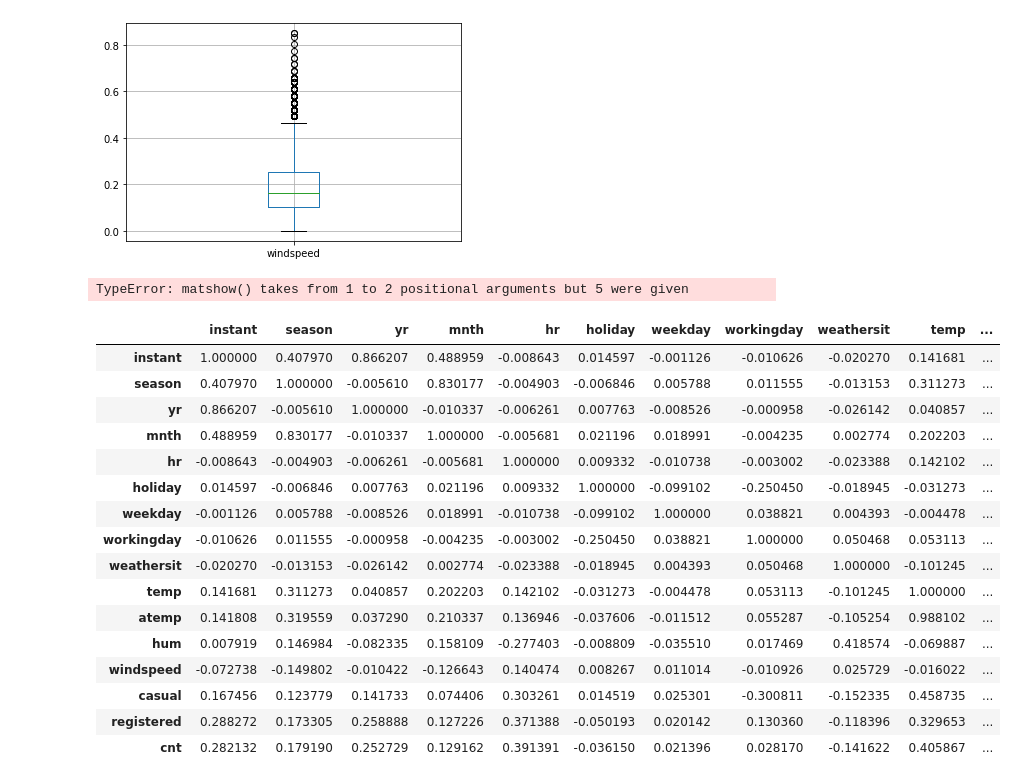
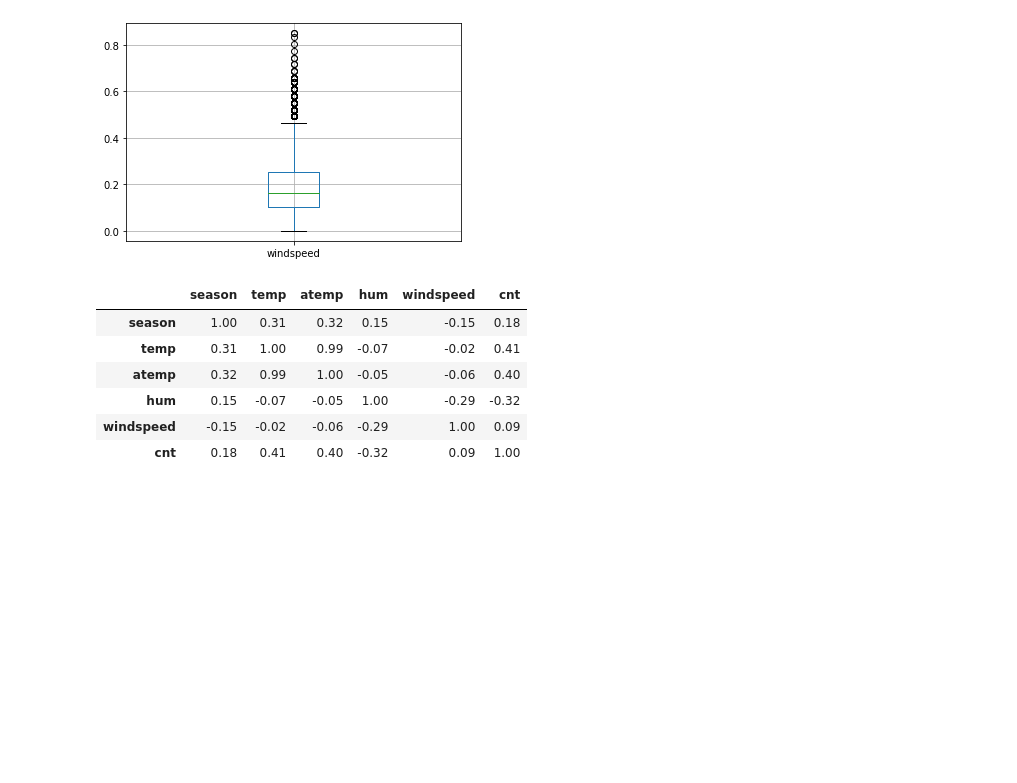
Before and after one commit to Marco87/Projects, a Jupyter notebook: Python/Projetos/IGTI/Machine Learning/Modulo 1/modulo 1_desafio.ipynb, the cells around one changed output. Drawn from its saved outputs; the diff is of its cells as text; code cells hidden in the pictures; blank space fills up the shorter version.

```diff
--- a/Python/Projetos/IGTI/Machine Learning/Modulo 1/modulo 1_desafio.ipynb
+++ b/Python/Projetos/IGTI/Machine Learning/Modulo 1/modulo 1_desafio.ipynb
@@ -197,28 +197,16 @@ df_dteday.boxplot(column = ['windspeed'])
 # %% [output]
 <matplotlib.axes._subplots.AxesSubplot at 0x...>
 [figure]
-# %%
-plt.matshow(df_dteday['season'], df_dteday['temp'], df_dteday['atemp'], df_dteday['hum'], df_dteday['windspeed'])
-# %% [output]
-TypeError: matshow() takes from 1 to 2 positional arguments but 5 were given
 # %%
-corr = df_dteday.corr()
-corr.style.background_gradient(cmap='coolwarm')
+#Gerando a matriz de correlação
+
+corr = df_dteday[['season', 'temp', 'atemp', 'hum', 'windspeed', 'cnt']].corr()
+corr.style.background_gradient(cmap='coolwarm').set_precision(2)
 # %% [output]
-|  | instant | season | yr | mnth | hr | holiday | weekday | workingday | weathersit | temp | ... |
-| instant | 1.000000 | 0.407970 | 0.866207 | 0.488959 | -0.008643 | 0.014597 | -0.001126 | -0.010626 | -0.020270 | 0.141681 | ... |
-| season | 0.407970 | 1.000000 | -0.005610 | 0.830177 | -0.004903 | -0.006846 | 0.005788 | 0.011555 | -0.013153 | 0.311273 | ... |
-| yr | 0.866207 | -0.005610 | 1.000000 | -0.010337 | -0.006261 | 0.007763 | -0.008526 | -0.000958 | -0.026142 | 0.040857 | ... |
-| mnth | 0.488959 | 0.830177 | -0.010337 | 1.000000 | -0.005681 | 0.021196 | 0.018991 | -0.004235 | 0.002774 | 0.202203 | ... |
-| hr | -0.008643 | -0.004903 | -0.006261 | -0.005681 | 1.000000 | 0.009332 | -0.010738 | -0.003002 | -0.023388 | 0.142102 | ... |
-| holiday | 0.014597 | -0.006846 | 0.007763 | 0.021196 | 0.009332 | 1.000000 | -0.099102 | -0.250450 | -0.018945 | -0.031273 | ... |
-| weekday | -0.001126 | 0.005788 | -0.008526 | 0.018991 | -0.010738 | -0.099102 | 1.000000 | 0.038821 | 0.004393 | -0.004478 | ... |
-| workingday | -0.010626 | 0.011555 | -0.000958 | -0.004235 | -0.003002 | -0.250450 | 0.038821 | 1.000000 | 0.050468 | 0.053113 | ... |
-| weathersit | -0.020270 | -0.013153 | -0.026142 | 0.002774 | -0.023388 | -0.018945 | 0.004393 | 0.050468 | 1.000000 | -0.101245 | ... |
-| temp | 0.141681 | 0.311273 | 0.040857 | 0.202203 | 0.142102 | -0.031273 | -0.004478 | 0.053113 | -0.101245 | 1.000000 | ... |
-| atemp | 0.141808 | 0.319559 | 0.037290 | 0.210337 | 0.136946 | -0.037606 | -0.011512 | 0.055287 | -0.105254 | 0.988102 | ... |
-| hum | 0.007919 | 0.146984 | -0.082335 | 0.158109 | -0.277403 | -0.008809 | -0.035510 | 0.017469 | 0.418574 | -0.069887 | ... |
-| windspeed | -0.072738 | -0.149802 | -0.010422 | -0.126643 | 0.140474 | 0.008267 | 0.011014 | -0.010926 | 0.025729 | -0.016022 | ... |
-| casual | 0.167456 | 0.123779 | 0.141733 | 0.074406 | 0.303261 | 0.014519 | 0.025301 | -0.300811 | -0.152335 | 0.458735 | ... |
-| registered | 0.288272 | 0.173305 | 0.258888 | 0.127226 | 0.371388 | -0.050193 | 0.020142 | 0.130360 | -0.118396 | 0.329653 | ... |
-| cnt | 0.282132 | 0.179190 | 0.252729 | 0.129162 | 0.391391 | -0.036150 | 0.021396 | 0.028170 | -0.141622 | 0.405867 | ... |
+|  | season | temp | atemp | hum | windspeed | cnt |
+| season | 1.00 | 0.31 | 0.32 | 0.15 | -0.15 | 0.18 |
+| temp | 0.31 | 1.00 | 0.99 | -0.07 | -0.02 | 0.41 |
+| atemp | 0.32 | 0.99 | 1.00 | -0.05 | -0.06 | 0.40 |
+| hum | 0.15 | -0.07 | -0.05 | 1.00 | -0.29 | -0.32 |
+| windspeed | -0.15 | -0.02 | -0.06 | -0.29 | 1.00 | 0.09 |
+| cnt | 0.18 | 0.41 | 0.40 | -0.32 | 0.09 | 1.00 |
```
Also changed, not shown: parts of 1 cell of this notebook.
